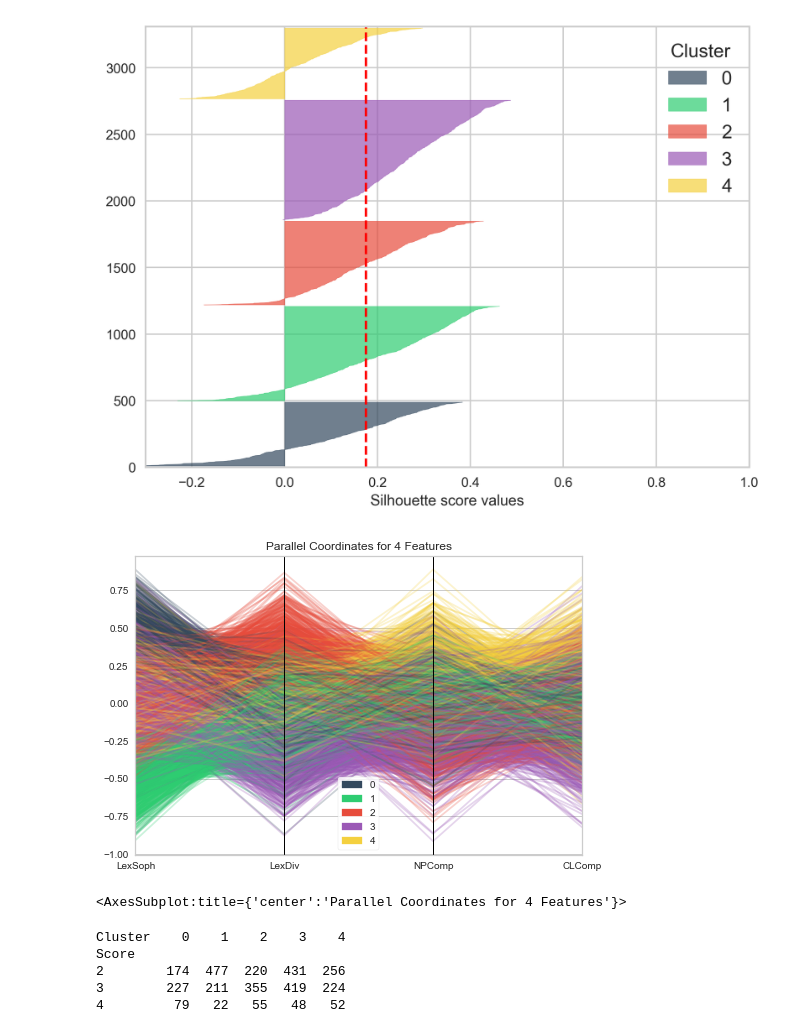
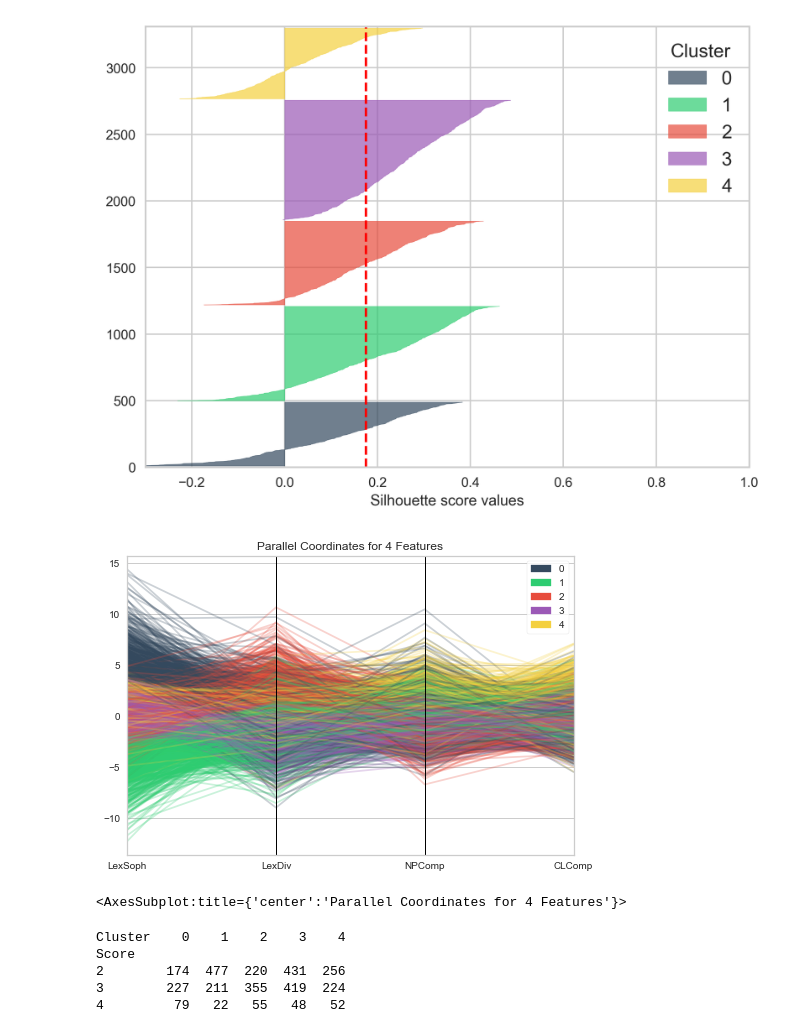
Before and after one commit to HuiyingCai/GMM_clustering_tutorial, a Jupyter notebook: GMM_clustering_tutorial.ipynb, the cells around one changed output. Drawn from its saved outputs; the diff is of its cells as text; code cells hidden in the pictures.

```diff
--- a/GMM_clustering_tutorial.ipynb
+++ b/GMM_clustering_tutorial.ipynb
@@ -156,18 +172,18 @@ Overall silhouette score for the final model:  0.17453476438035778
 # %%
 ## Parallel coordinates
 pc = ParallelCoordinates(classes=sorted(numpy.unique(labels)),
               features=["LexSoph", "LexDiv", "NPComp", "CLComp"],
-              normalize="l1", colors=ccode_cl, shuffle=True,
+              colors=ccode_cl, shuffle=True,
               random_state=3,
               dpi=300)
 pc.fit(LC_data_trans, labels)
 pc.finalize()
 
 # Save the figure as a PDF
 pyplot.savefig("parallel_coordinates.pdf", format="pdf", bbox_inches="tight")
 pc.show()
 # %% [output]
-[figure, old version]
+[figure, new version]
 <AxesSubplot:title={'center':'Parallel Coordinates for 4 Features'}>
 # %%
 # Create a contingency table
```
Also changed, not shown: parts of 7 cells of this notebook.
